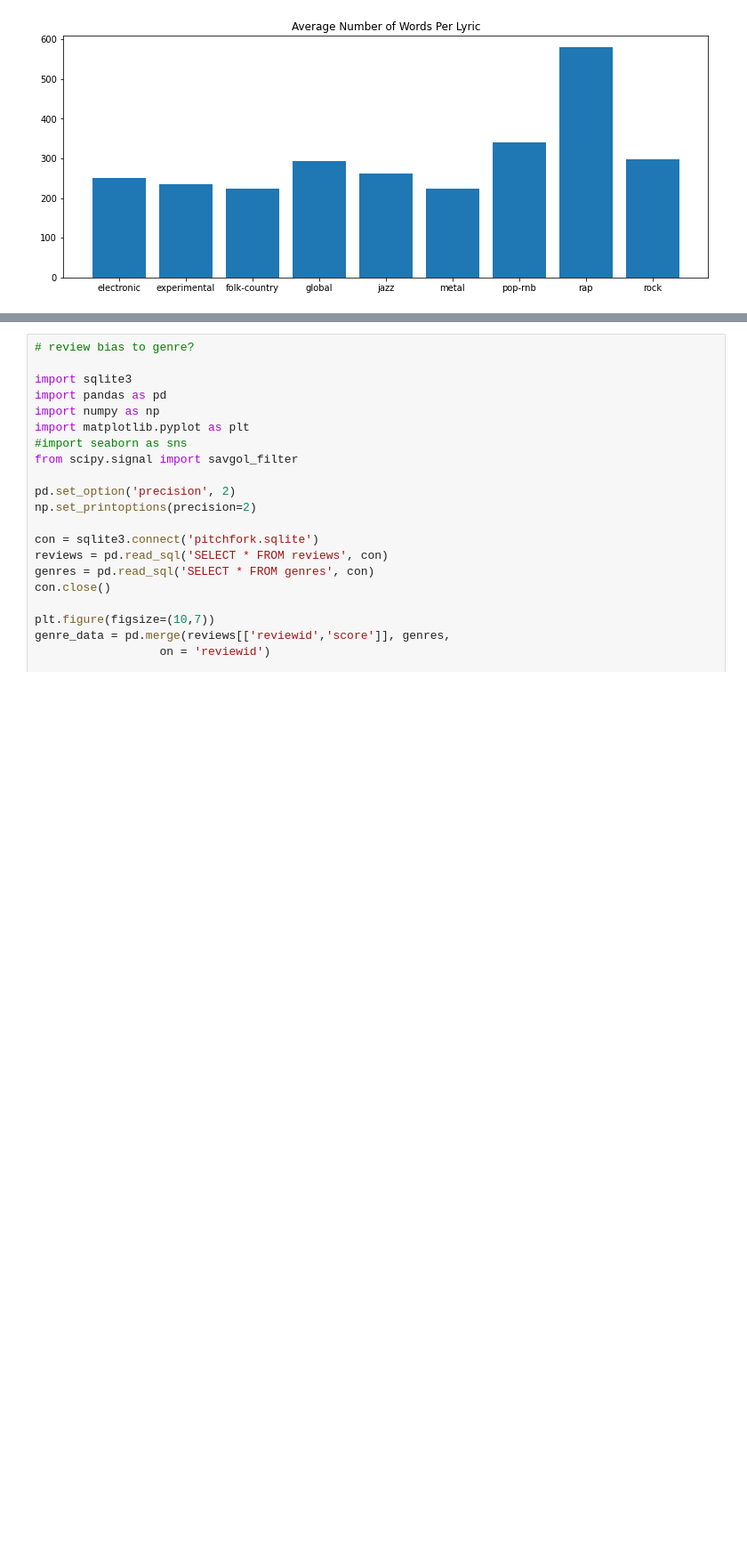
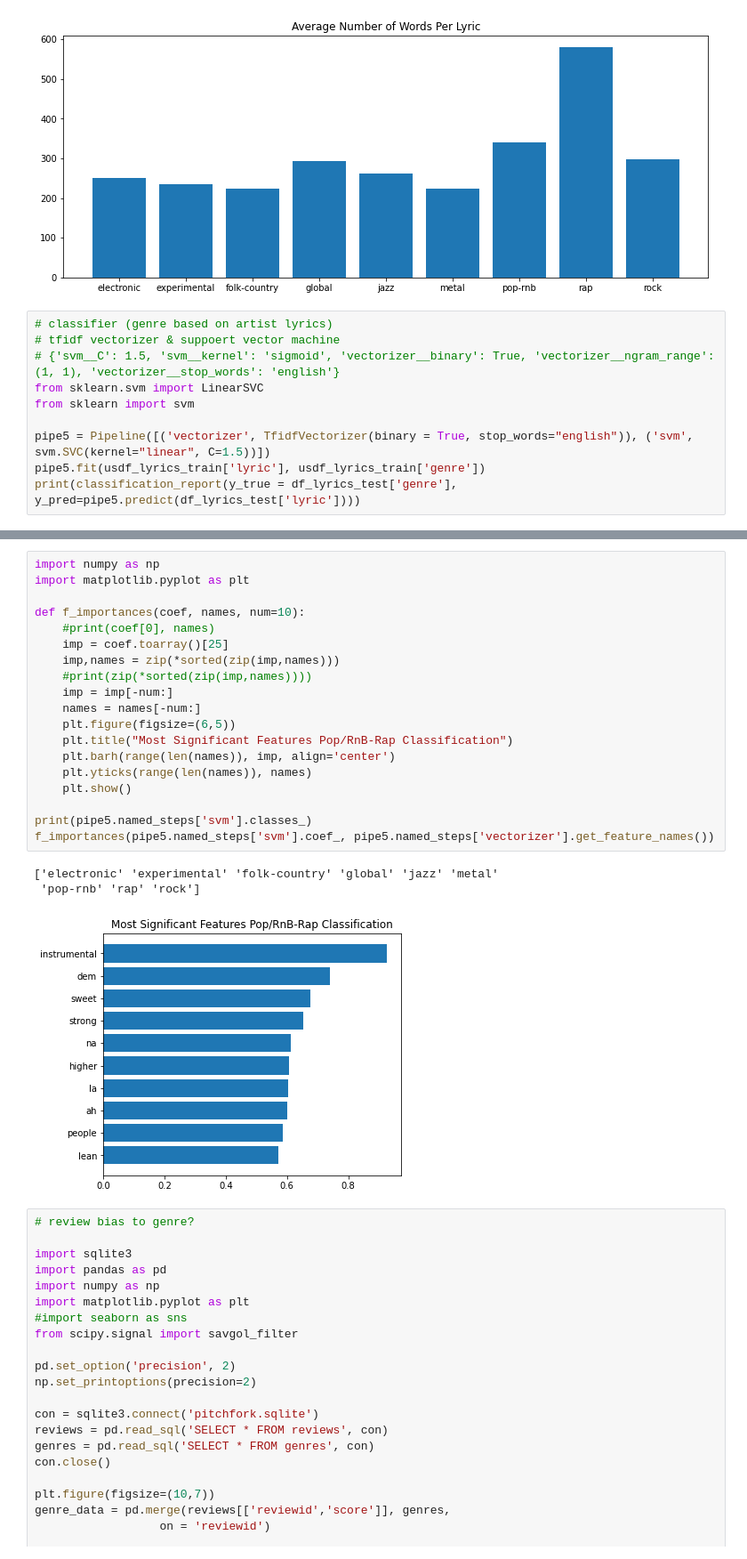
Before and after one commit to obsqyr/TDDE16-project, a Jupyter notebook: lyrics-classifier.ipynb, the cells around one changed output, grey strips where cells are left out. Shown at 89% size. Drawn from its saved outputs; the diff is of its cells as text; blank space fills up the shorter version.

Commit message:
moved figures to folder, added binary classification features

```diff
--- a/lyrics-classifier.ipynb
+++ b/lyrics-classifier.ipynb
@@ -429,3 +429,13 @@ plt.show()
 {'electronic': 251.2941176470588, 'experimental': 233.88571428571427, 'folk-country': 224.28695652173914, 'global': 292.8068181818182, 'jazz': 262.61176470588236, 'metal': 222.79393939393938, 'pop-rnb ...
 Counter({'rock': 175, 'electronic': 170, 'metal': 165, 'rap': 157, 'experimental': 140, 'pop-rnb': 129, 'folk-country': 115, 'global': 88, 'jazz': 85})
 [figure]
+# %%
+# classifier (genre based on artist lyrics)
+# tfidf vectorizer & suppoert vector machine
+# {'svm__C': 1.5, 'svm__kernel': 'sigmoid', 'vectorizer__binary': True, 'vectorizer__ngram_range': (1, 1), 'vectorizer__stop_words': 'english'}
+from sklearn.svm import LinearSVC
+from sklearn import svm
+
+pipe5 = Pipeline([('vectorizer', TfidfVectorizer(binary = True, stop_words="english")), ('svm', svm.SVC(kernel="linear", C=1.5))])
+pipe5.fit(usdf_lyrics_train['lyric'], usdf_lyrics_train['genre'])
+print(classification_report(y_true = df_lyrics_test['genre'], y_pred=pipe5.predict(df_lyrics_test['lyric'])))
@@ -432,3 +458,26 @@ Counter({'rock': 175, 'electronic': 170, 'metal': 165, 'rap': 157, 'experimental
+# %%
+import numpy as np
+import matplotlib.pyplot as plt
+
+def f_importances(coef, names, num=10):
+    #print(coef[0], names)
+    imp = coef.toarray()[25]
+    imp,names = zip(*sorted(zip(imp,names)))
+    #print(zip(*sorted(zip(imp,names))))
+    imp = imp[-num:]
+    names = names[-num:]
+    plt.figure(figsize=(6,5))
+    plt.title("Most Significant Features Pop/RnB-Rap Classification")
+    plt.barh(range(len(names)), imp, align='center')
+    plt.yticks(range(len(names)), names)
+    plt.show()
+
+print(pipe5.named_steps['svm'].classes_)
+f_importances(pipe5.named_steps['svm'].coef_, pipe5.named_steps['vectorizer'].get_feature_names())
+# %% [output]
+['electronic' 'experimental' 'folk-country' 'global' 'jazz' 'metal'
+ 'pop-rnb' 'rap' 'rock']
+[figure, added]
 # %%
 # review bias to genre?
 
```
Also changed, not shown: parts of 8 cells of this notebook, 8 other files.
